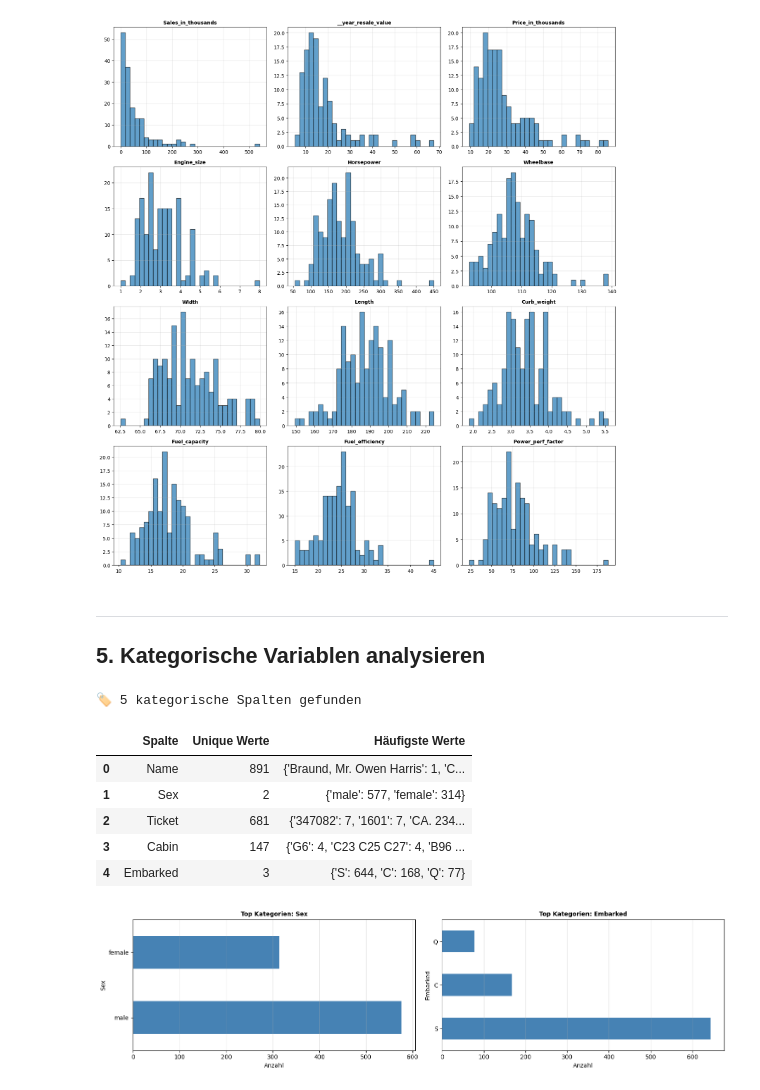
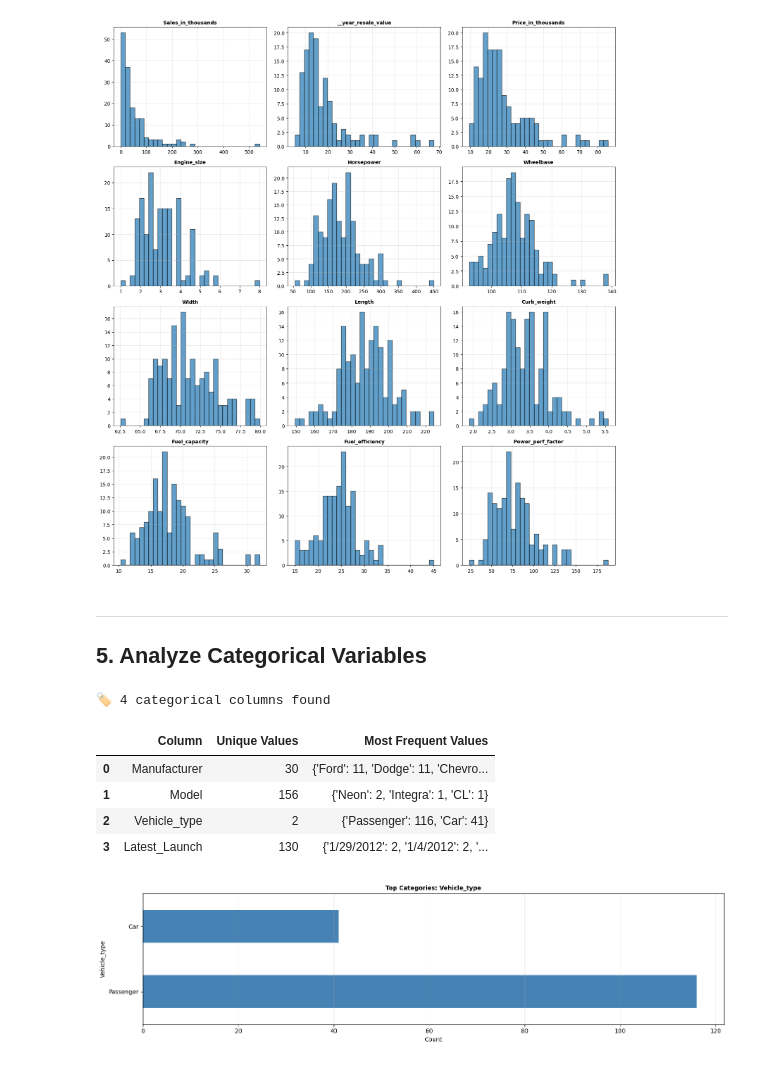
Before and after one commit to nnitika25-png/Car_sales, a Jupyter notebook: notebooks/02_preprocessing.ipynb, the cells around one changed output. Cells and saved outputs as stored; diff of their text form; code cells hidden in the pictures.

```diff
--- a/notebooks/02_preprocessing.ipynb
+++ b/notebooks/02_preprocessing.ipynb
@@ -177,60 +178,59 @@ if numeric_cols:
 
 ---
 
-## 5. Kategorische Variablen analysieren
+## 5. Analyze Categorical Variables
 # %%
 
-# Kategorische Spalten identifizieren
+# Identify Categorical Columns
 categorical_cols = df.select_dtypes(include=['object', 'category']).columns.tolist()
 
 if categorical_cols:
-    print(f"🏷️ {len(categorical_cols)} kategorische Spalten gefunden\n")
+    print(f"🏷️ {len(categorical_cols)} categorical columns found\n")
 
     cat_summary = pd.DataFrame({
-        "Spalte": categorical_cols,
-        "Unique Werte": [df[col].nunique() for col in categorical_cols],
-        "Häufigste Werte": [df[col].value_counts().head(3).to_dict() for col in categorical_cols]
+        "Column": categorical_cols,
+        "Unique Values": [df[col].nunique() for col in categorical_cols],
+        "Most Frequent Values": [df[col].value_counts().head(3).to_dict() for col in categorical_cols]
     })
 
     display(cat_summary)
 else:
-    print("⚠️ Keine kategorischen Spalten gefunden")
+    print("⚠️ No categorical columns found")
 # %% [output]
-🏷️ 5 kategorische Spalten gefunden
+🏷️ 4 categorical columns found
-|  | Spalte | Unique Werte | Häufigste Werte |
-| 0 | Name | 891 | {'Braund, Mr. Owen Harris': 1, 'C... |
-| 1 | Sex | 2 | {'male': 577, 'female': 314} |
-| 2 | Ticket | 681 | {'347082': 7, '1601': 7, 'CA. 234... |
-| 3 | Cabin | 147 | {'G6': 4, 'C23 C25 C27': 4, 'B96 ... |
-| 4 | Embarked | 3 | {'S': 644, 'C': 168, 'Q': 77} |
+|  | Column | Unique Values | Most Frequent Values |
+| 0 | Manufacturer | 30 | {'Ford': 11, 'Dodge': 11, 'Chevro... |
+| 1 | Model | 156 | {'Neon': 2, 'Integra': 1, 'CL': 1} |
+| 2 | Vehicle_type | 2 | {'Passenger': 116, 'Car': 41} |
+| 3 | Latest_Launch | 130 | {'1/29/2012': 2, '1/4/2012': 2, '... |
 # %%
-# Top-Kategorien visualisieren (für Spalten mit wenigen Unique-Werten)
+# Visualize top categories (for columns with few unique values)
 if categorical_cols:
     low_cardinality_cols = [col for col in categorical_cols if df[col].nunique() <= 20]
 
     if low_cardinality_cols:
         n_cols = min(2, len(low_cardinality_cols))
         n_rows = (len(low_cardinality_cols) + n_cols - 1) // n_cols
 
         fig, axes = plt.subplots(n_rows, n_cols, figsize=(15, n_rows * 4))
         axes = axes.flatten() if len(low_cardinality_cols) > 1 else [axes]
 
         for idx, col in enumerate(low_cardinality_cols):
             ax = axes[idx]
             value_counts = df[col].value_counts().head(10)
             value_counts.plot(kind='barh', ax=ax, color='steelblue')
-            ax.set_title(f'Top Kategorien: {col}', fontsize=10, fontweight='bold')
-            ax.set_xlabel('Anzahl')
+            ax.set_title(f'Top Categories: {col}', fontsize=10, fontweight='bold')
+            ax.set_xlabel('Count')
             ax.grid(alpha=0.3, axis='x')
 
-        # Leere Subplots ausblenden
+        # Hide empty subplots
         for idx in range(len(low_cardinality_cols), len(axes)):
             axes[idx].axis('off')
 
         plt.tight_layout()
         plt.show()
 # %% [output]
-[figure, old version]
+[figure, new version]
 # %% [markdown]
 
 
```
Also changed, not shown: parts of 10 cells of this notebook, 2 other files.
